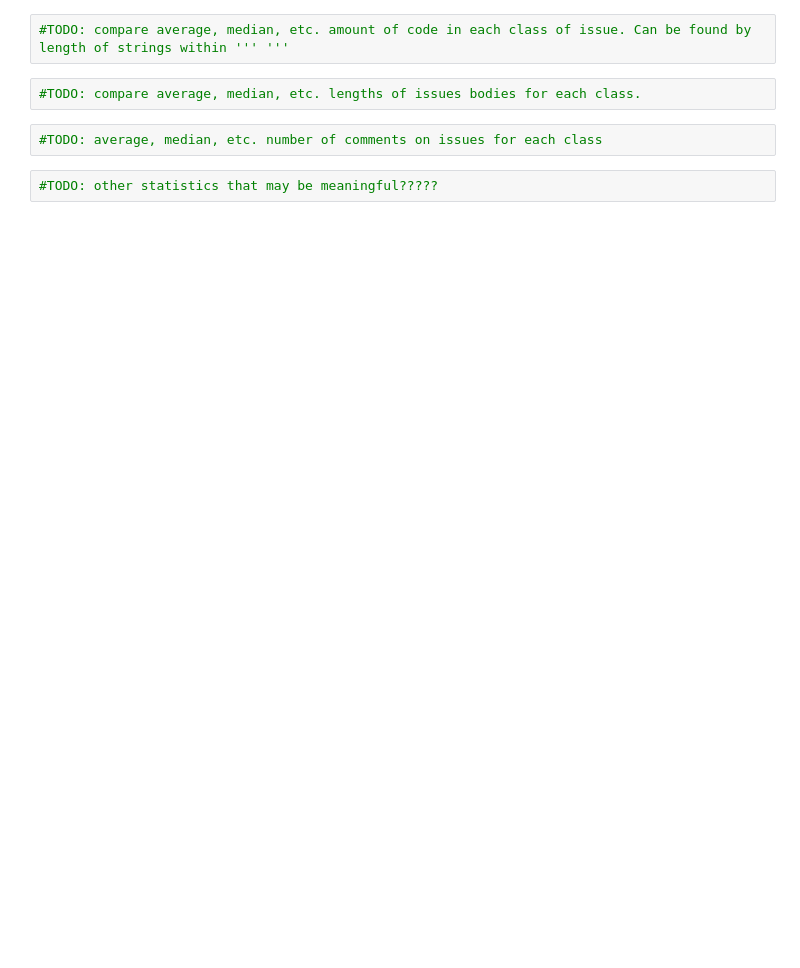
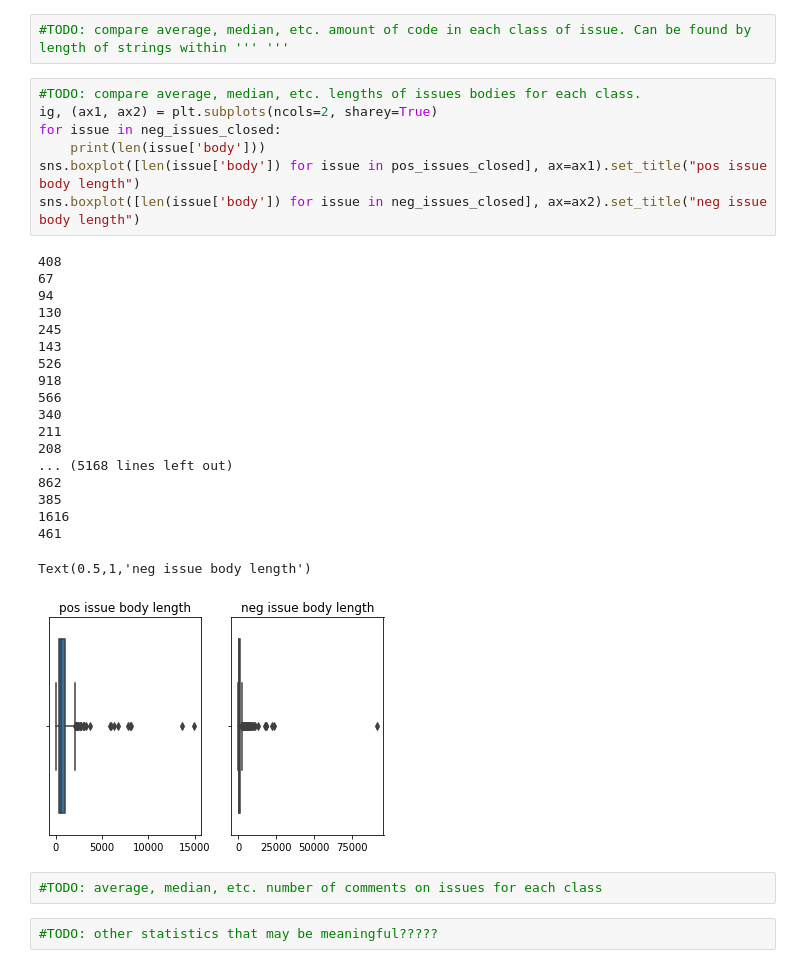
Before and after one commit to lstrait2/github-data-collection, a Jupyter notebook: issue_data_exploration.ipynb, the cells around one changed output. Drawn from its saved outputs; the diff is of its cells as text; blank space fills up the shorter version.

```diff
--- a/issue_data_exploration.ipynb
+++ b/issue_data_exploration.ipynb
@@ -142,7 +163,32 @@ body: the following url is not found - http://facebook.github.io/react/blog/2013
 # %%
 #TODO: compare average, median, etc. amount of code in each class of issue. Can be found by length of strings within ''' '''
-# %%
-#TODO: compare average, median, etc. lengths of issues bodies for each class.
+# %%
+#TODO: compare average, median, etc. lengths of issues bodies for each class.
+ig, (ax1, ax2) = plt.subplots(ncols=2, sharey=True)
+for issue in neg_issues_closed:
+    print(len(issue['body']))
+sns.boxplot([len(issue['body']) for issue in pos_issues_closed], ax=ax1).set_title("pos issue body length")
+sns.boxplot([len(issue['body']) for issue in neg_issues_closed], ax=ax2).set_title("neg issue body length")
+# %% [output]
+408
+67
+94
+130
+245
+143
+526
+918
+566
+340
+211
+208
+... (5168 lines left out)
+862
+385
+1616
+461
+Text(0.5,1,'neg issue body length')
+[figure, added]
 # %%
 #TODO: average, median, etc. number of comments on issues for each class
 # %%
```
Also changed, not shown: parts of 5 cells of this notebook, 1 other file.
